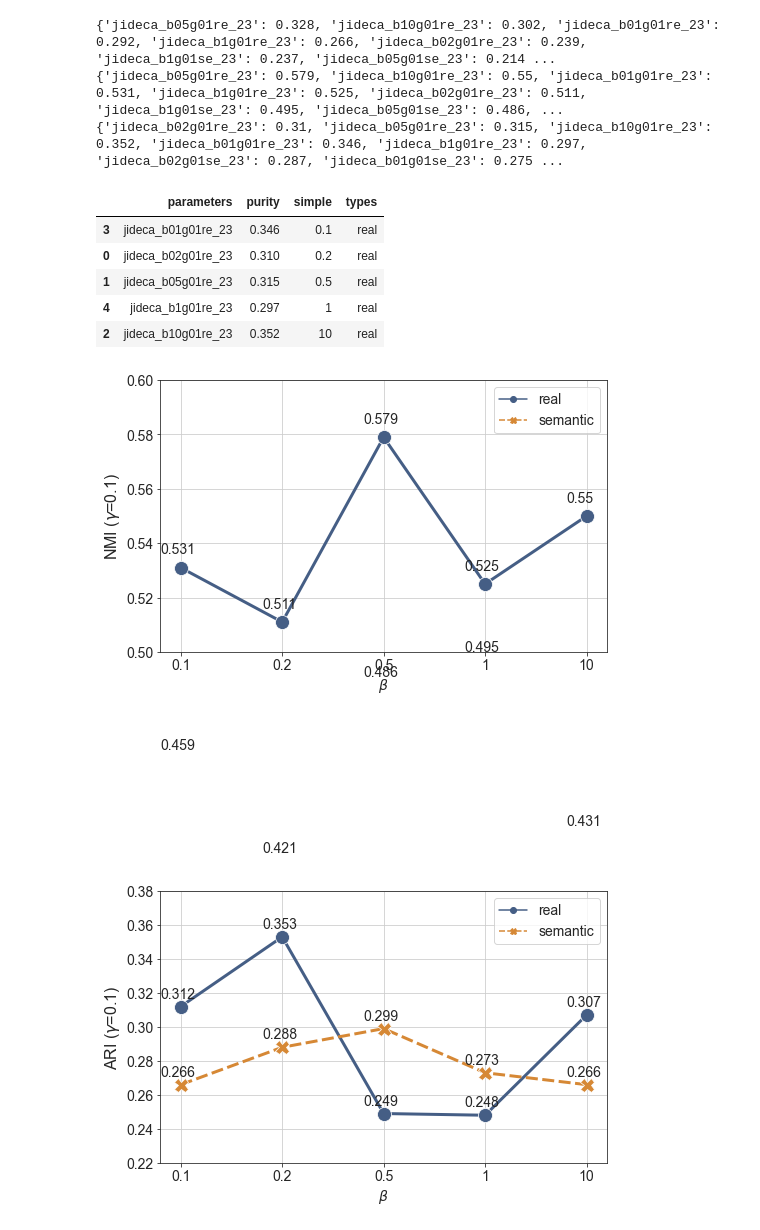
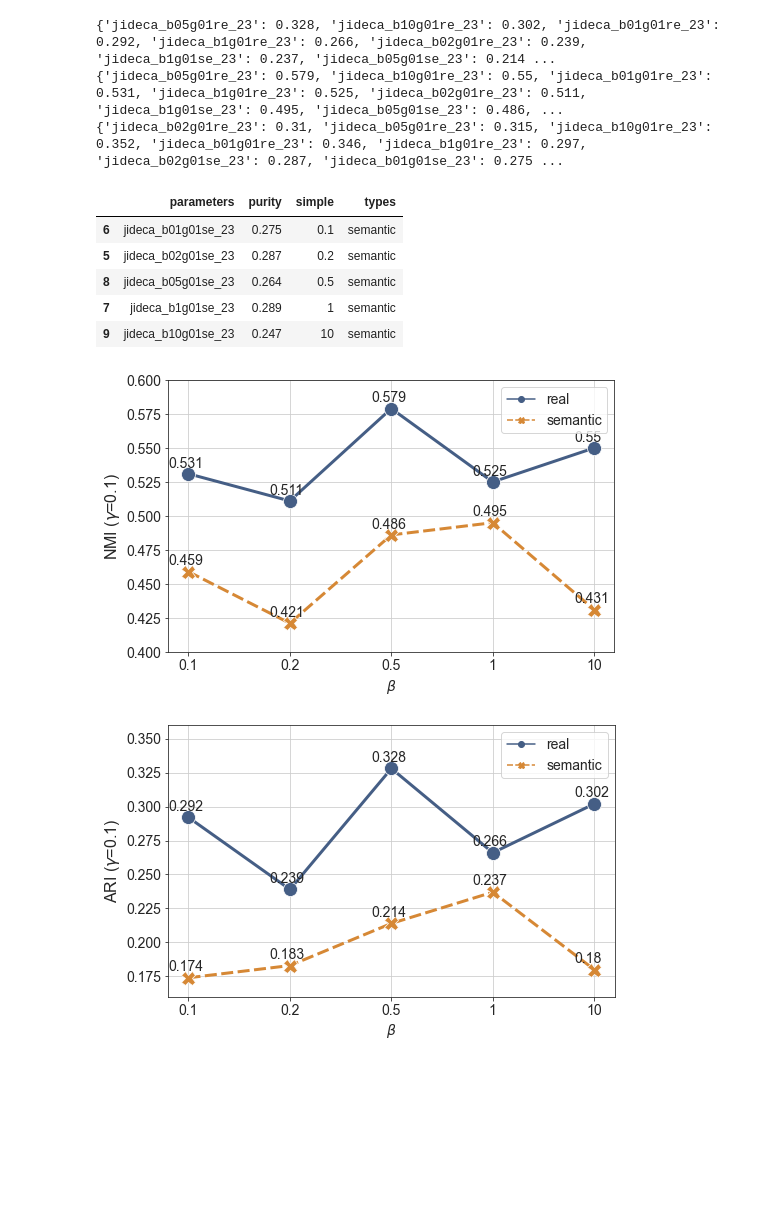
Before and after one commit to hopemini/data_processing, a Jupyter notebook: jideca_params/find_mean_g01_23.ipynb, the cells around one changed output. Drawn from its saved outputs; the diff is of its cells as text; code cells hidden in the pictures; blank space fills up the shorter version.

Commit message:
Update C23 with gamma=0.1

```diff
--- a/jideca_params/find_mean_g01_23.ipynb
+++ b/jideca_params/find_mean_g01_23.ipynb
@@ -77,14 +77,14 @@ df_purity['types'] = df_purity['types'].apply(lambda x: 'real' if x == 're' else
 #df_ari.to_csv('ari_means.csv')
 #df_nmi.to_csv('nmi_means.csv')
 #df_purity.to_csv('purity_means.csv')
-df_purity.loc[df_purity['types'] == 'real'].sort_values(by='simple')
+df_purity.loc[df_purity['types'] != 'real'].sort_values(by='simple')
 # %% [output]
 |  | parameters | purity | simple | types |
-| 3 | jideca_b01g01re_23 | 0.346 | 0.1 | real |
-| 0 | jideca_b02g01re_23 | 0.310 | 0.2 | real |
-| 1 | jideca_b05g01re_23 | 0.315 | 0.5 | real |
-| 4 | jideca_b1g01re_23 | 0.297 | 1 | real |
-| 2 | jideca_b10g01re_23 | 0.352 | 10 | real |
+| 6 | jideca_b01g01se_23 | 0.275 | 0.1 | semantic |
+| 5 | jideca_b02g01se_23 | 0.287 | 0.2 | semantic |
+| 8 | jideca_b05g01se_23 | 0.264 | 0.5 | semantic |
+| 7 | jideca_b1g01se_23 | 0.289 | 1 | semantic |
+| 9 | jideca_b10g01se_23 | 0.247 | 10 | semantic |
 # %%
 SMALL_SIZE = 8
 MEDIUM_SIZE = 10
@@ -100,25 +100,23 @@ plt.rc('figure', titlesize=BIGGER_SIZE)  # fontsize of the figure title
 # %%
 plt.figure(figsize=(8,5))
 sns.set_style("ticks", {'axes.grid' : True})
 colors = ['#455E85', '#D68835']
-#sns.lineplot(x='simple', y='nmi', data=df_nmi.loc[df_nmi['types'] == 're'].sort_values(by='simple'))
-#sns.lineplot(x='simple', y='nmi', data=df_nmi.loc[df_nmi['types'] == 'se'].sort_values(by='simple'))
 sns.lineplot(x='simple', y='nmi', data=df_nmi.sort_values(by='simple'), linewidth=3, palette=colors, hue='types', style='types', markers=True, markersize=14)
 for i in df_nmi.groupby('types'):
     for x,y,m in i[1][['simple','nmi','nmi']].values:
         if x == '0.1': i = 0
         elif x == '0.2': i = 1
         elif x == '0.5': i = 2
         elif x == '1': i = 3
         else: i = 4
         plt.text(i - 0.2 , y + 0.0051, m)
-plt.ylim(0.5, 0.6)
+plt.ylim(0.4, 0.6)
 plt.ylabel('NMI' + r' ($\gamma$=0.1)', fontsize=16)
 plt.xlabel(r'$\beta$')
 plt.legend(loc='best')
-plt.savefig('../result/gamma_01_nmi_means.png', transparent=True)
+plt.savefig('../result/gamma_23_01_nmi_means.png', transparent=True)
 # %% [output]
-[figure, old version]
+[figure, new version]
 # %%
 plt.figure(figsize=(8,5))
 sns.lineplot(x='simple', y='ari', data=df_ari.sort_values(by='simple'), linewidth=3, palette=colors, hue='types', style='types', markers=True, markersize=14)
@@ -130,12 +128,12 @@ for i in df_ari.groupby('types'):
         elif x == '1': i = 3
         else: i = 4
         plt.text(i - 0.2 , y + 0.0051, m)
-plt.ylim(0.22, 0.38)
+plt.ylim(0.16, 0.36)
 plt.ylabel('ARI' + r' ($\gamma$=0.1)', fontsize=16)
 plt.xlabel(r'$\beta$')
 plt.legend(loc='best')
-plt.savefig('../result/gamma_01_ari_means.png', transparent=True)
+plt.savefig('../result/gamma_23_01_ari_means.png', transparent=True)
 # %% [output]
-[figure, old version]
+[figure, new version]
 # %%
 plt.figure(figsize=(8,5))
```
Also changed, not shown: parts of 2 cells of this notebook.
